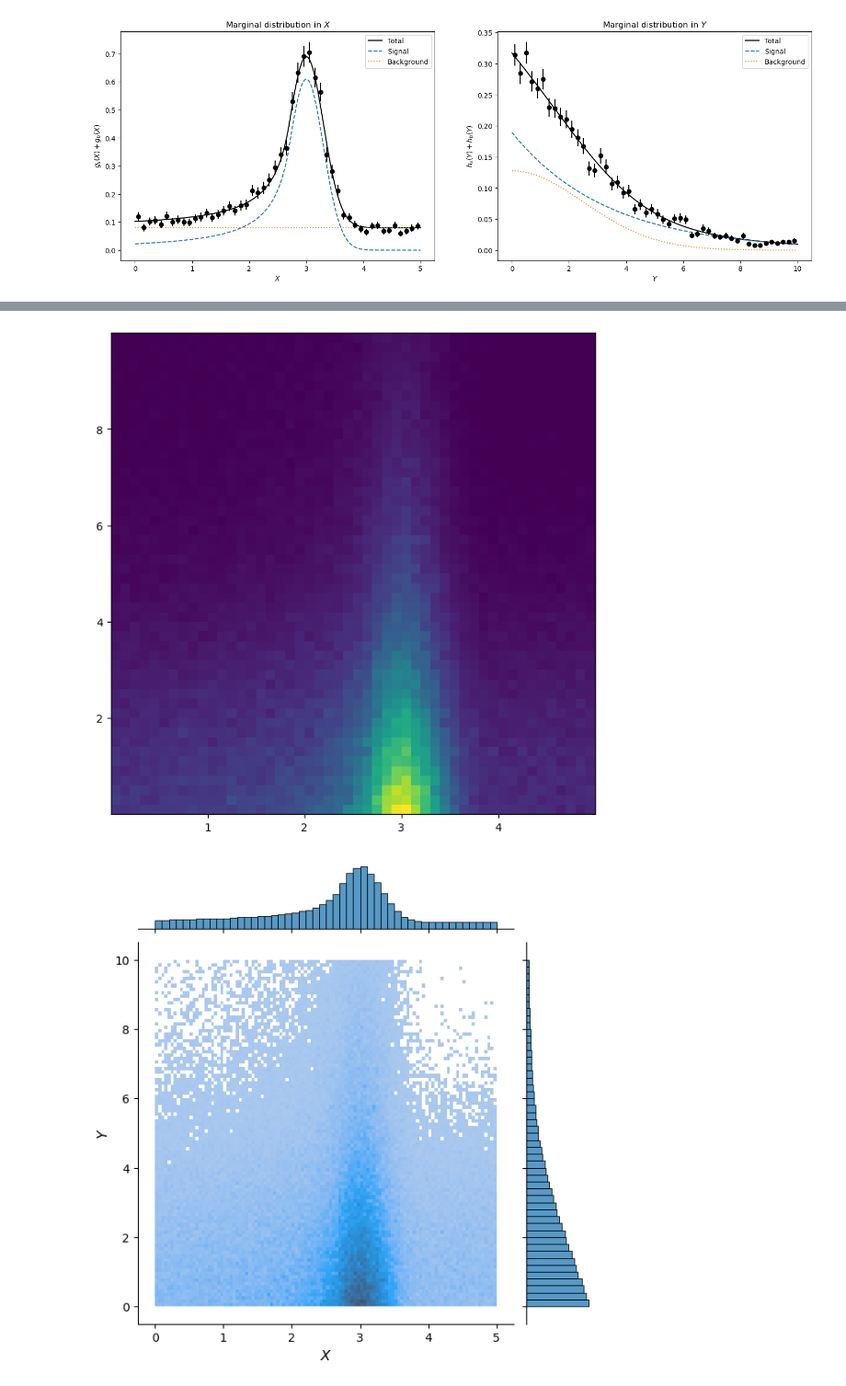
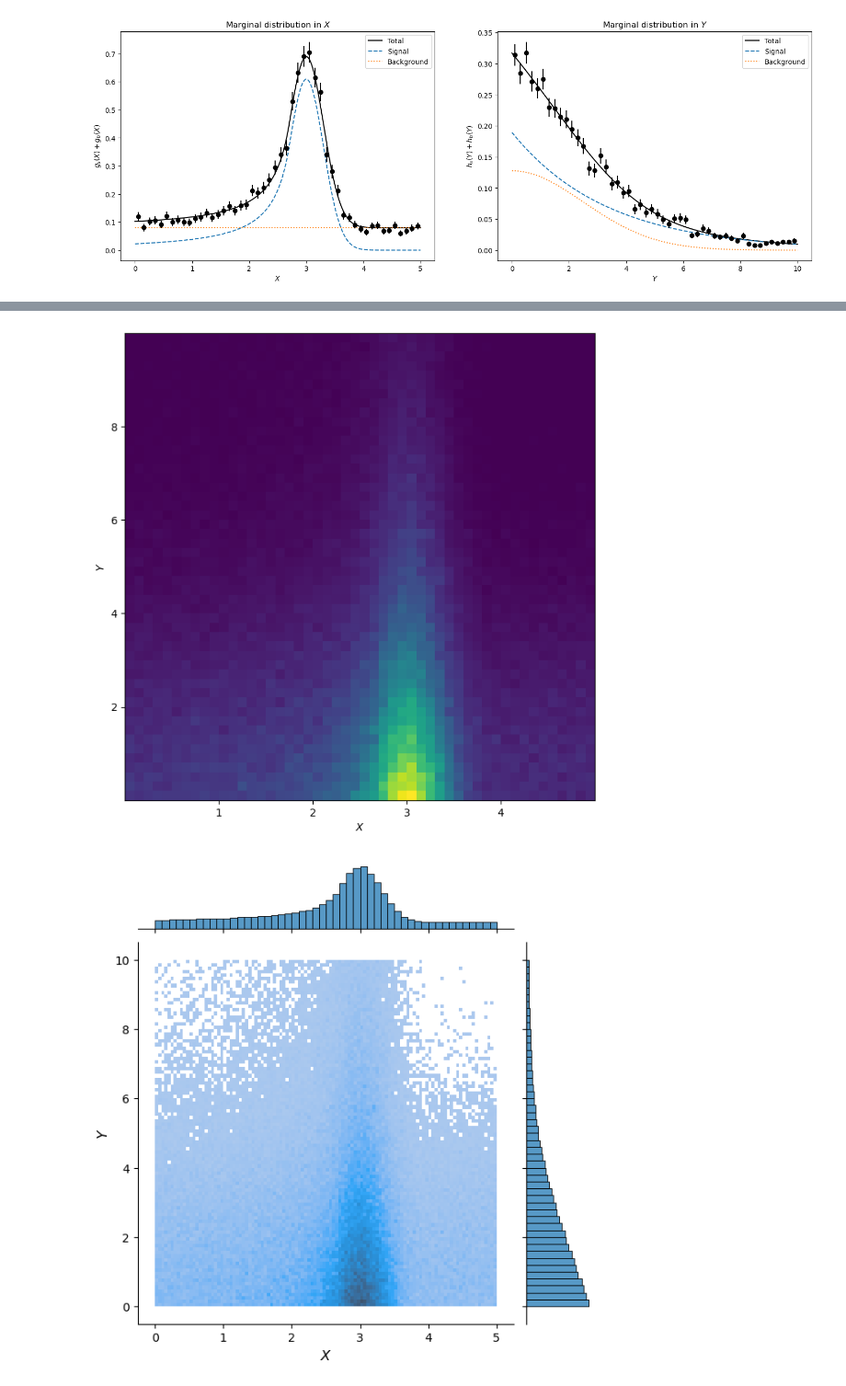
Before and after one commit to elizabethsztan/DIS_S1, a Jupyter notebook: s1_coursework.ipynb, the cells around one changed output, grey strips where cells are left out. Shown at 92% size. Cells and saved outputs as stored; diff of their text form; code cells hidden in the pictures.

```diff
--- a/s1_coursework.ipynb
+++ b/s1_coursework.ipynb
@@ -372,11 +376,14 @@ Text(0.5, 1.0, 'Joint PDF')
 # %%
 data = accept_reject_2d(total_fixed,num_samples = 150000, seed = 100)
 X, Y = data
 fig = plt.figure(figsize=(8, 8))
 plt.hist2d(X, Y, bins = 50)
+plt.xlabel(r'$X$')
+plt.ylabel(r'$Y$')
+plt.savefig('plots/joint_dist_hist.png')
 plt.show()
 # %% [output]
-[figure, old version]
+[figure, new version]
 # %%
 hist2d = sns.jointplot(
     x=X,
```
Also changed, not shown: parts of 4 cells of this notebook, 1 other file.
